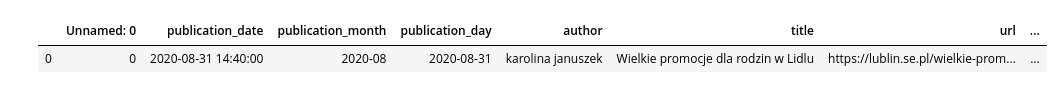
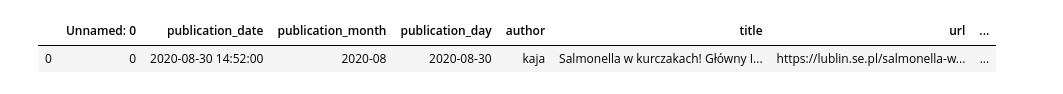
Before and after one commit to PGatak/nlp_se_koronawirus, a Jupyter notebook: nlp_cleaning.ipynb, the cells around one changed output. Drawn from its saved outputs; the diff is of its cells as text; code cells hidden in the pictures.

```diff
--- a/nlp_cleaning.ipynb
+++ b/nlp_cleaning.ipynb
@@ -18,11 +27,11 @@ pd.set_option('max_colwidth', 400)
 # %%
 connection = create_connection()
 # %%
-df = pd.read_csv('se_lublin.csv')
+df = pd.read_csv('datasets/1_clean_data.csv')
 df.head(1)
 # %% [output]
 |  | Unnamed: 0 | publication_date | publication_month | publication_day | author | title | url | ... |
-| 0 | 0 | 2020-08-31 14:40:00 | 2020-08 | 2020-08-31 | karolina januszek | Wielkie promocje dla rodzin w Lidlu | https://lublin.se.pl/wielkie-prom... | ... |
+| 0 | 0 | 2020-08-30 14:52:00 | 2020-08 | 2020-08-30 | kaja | Salmonella w kurczakach! Główny I... | https://lublin.se.pl/salmonella-w... | ... |
 # %%
 def url_to_transcript(url):
     page = requests.get(url).text
```
Also changed, not shown: parts of 31 cells of this notebook, 5 other files.
